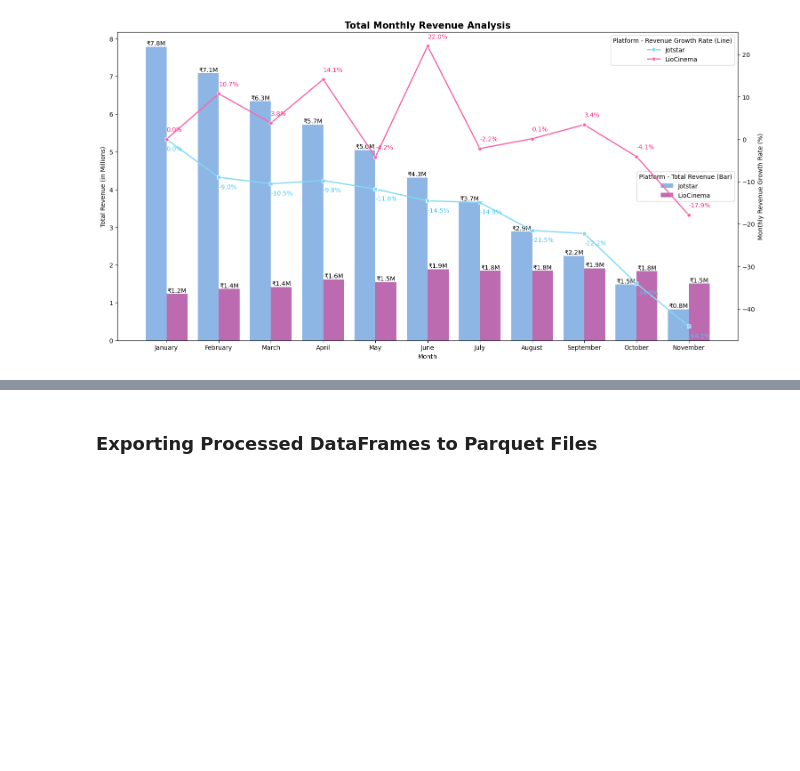
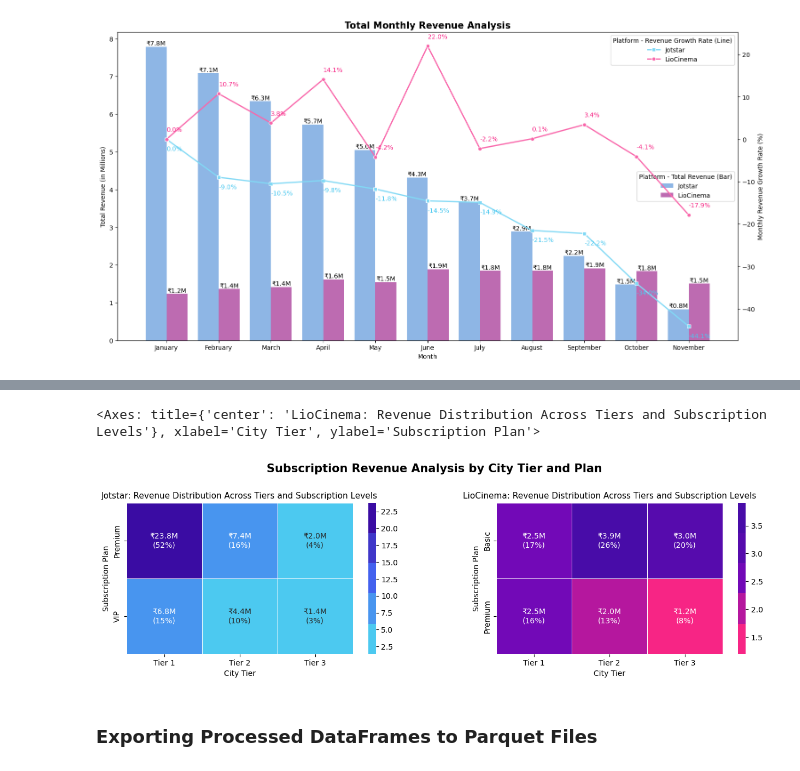
Before and after one commit to jarsheenkaur/Codebasics-Resume-Projects, a Jupyter notebook: Challenge #14 - LioJotstar (Insights for Post-Merger Growth)/LioJotstar Merger - Data Analysis with Python for Strategic Optimization/11. Monetization.ipynb, the cells around one changed output, grey strips where cells are left out. Cells and saved outputs as stored; diff of their text form; code cells hidden in the pictures; blank space fills up the shorter version.

```diff
--- a/Challenge #14 - LioJotstar (Insights for Post-Merger Growth)/LioJotstar Merger - Data Analysis with Python for Strategic Optimization/11. Monetization.ipynb
+++ b/Challenge #14 - LioJotstar (Insights for Post-Merger Growth)/LioJotstar Merger - Data Analysis with Python for Strategic Optimization/11. Monetization.ipynb
@@ -313,3 +196,47 @@ Text(0, 0.5, 'Plan Transition')
+# %%
+def get_revenue(df):
+    result = df.groupby(['City Tier', 'New Subscription Plan'])['Total Revenue Per User'].sum().reset_index()
+    result = result.rename(columns = {'New Subscription Plan':'Subscription Plan', 'Total Revenue Per User': 'Total Revenue'})
+    result['Total Revenue (%)'] = result['Total Revenue'] / (result['Total Revenue'].sum()) * 100
+    result['Total Revenue'] = result['Total Revenue'] / 1_000_000
+    return result
+
+jotstar_temp_df = get_revenue(jotstar_revenue_df[jotstar_revenue_df['New Subscription Plan'] != "Free"])
+liocinema_temp_df = get_revenue(liocinema_revenue_df[liocinema_revenue_df['New Subscription Plan'] != "Free"])
+
+plt.figure(figsize = (16, 4))
+plt.subplots_adjust(top = 0.8)
+plt.suptitle("Subscription Revenue Analysis by City Tier and Plan", fontsize = 15, fontweight = "bold")
+
+Jotstar = ["#4CC9F0", "#4895EF", "#4361EE", "#3F37C9", "#3A0CA3"]
+LioCinema = ["#F72585", "#B5179E", "#7209B7", "#560BAD", "#480CA8"]
+
+def custom_label(val, pct):
+    if pd.isna(val) or pd.isna(pct):
+        return ""
+    return f"{val:.1f}K\n({pct:.0f}%)"
+
+jotstar_values = jotstar_temp_df.pivot_table(columns = 'City Tier', index = 'Subscription Plan', values = 'Total Revenue')
+jotstar_pct = jotstar_temp_df.pivot_table(columns = 'City Tier', index = 'Subscription Plan', values = 'Total Revenue (%)')
+
+liocinema_values = liocinema_temp_df.pivot_table(columns = 'City Tier', index = 'Subscription Plan', values = 'Total Revenue')
+liocinema_pct = liocinema_temp_df.pivot_table(columns = 'City Tier', index = 'Subscription Plan', values = 'Total Revenue (%)')
+
+jotstar_annot = jotstar_values.map(lambda x: f"₹{x:.1f}M") + "\n" + jotstar_pct.map(lambda x: f"({x:.0f}%)")
+liocinema_annot = liocinema_values.map(lambda x: f"₹{x:.1f}M") + "\n" + liocinema_pct.map(lambda x: f"({x:.0f}%)")
+
+ax1 = plt.subplot(1, 2, 1)
+ax1.set_aspect("equal")
+plt.title("Jotstar: Revenue Distribution Across Tiers and Subscription Levels", fontsize = 11)
+sns.heatmap(jotstar_values, annot = jotstar_annot, cmap = ListedColormap(Jotstar), fmt = "", linewidths = 0.5)
+
+ax2 = plt.subplot(1, 2, 2)
+ax2.set_aspect("equal")
+plt.title("LioCinema: Revenue Distribution Across Tiers and Subscription Levels", fontsize = 11)
+sns.heatmap(liocinema_values, annot = liocinema_annot, cmap = ListedColormap(LioCinema), fmt = "", linewidths = 0.5)
+# %% [output]
+<Axes: title={'center': 'LioCinema: Revenue Distribution Across Tiers and Subscription Levels'}, xlabel='City Tier', ylabel='Subscription Plan'>
+[figure, added]
 # %% [markdown]
 ### Exporting Processed DataFrames to Parquet Files
 # %%
```
Also changed, not shown: parts of 4 cells of this notebook, 3 other files.
